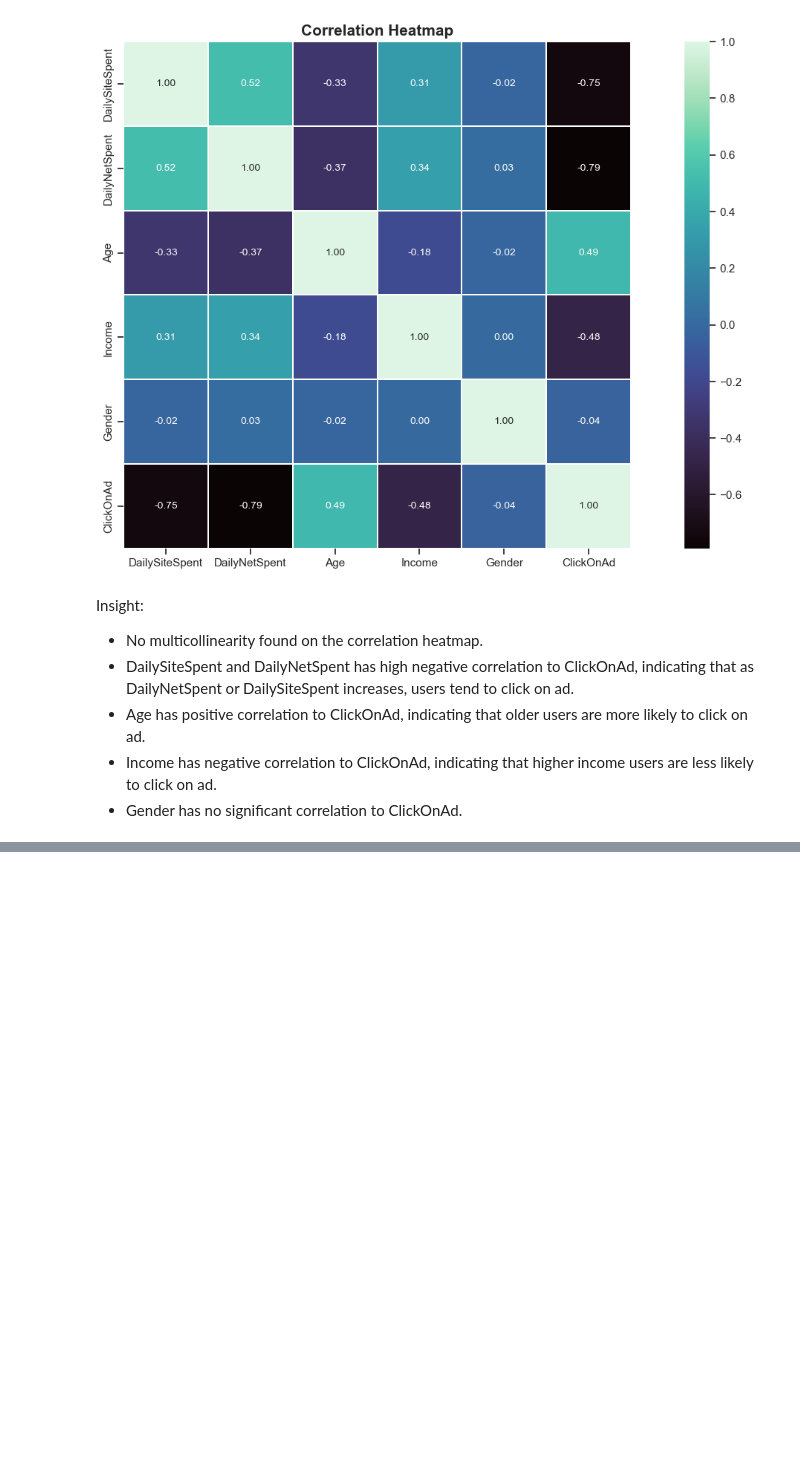
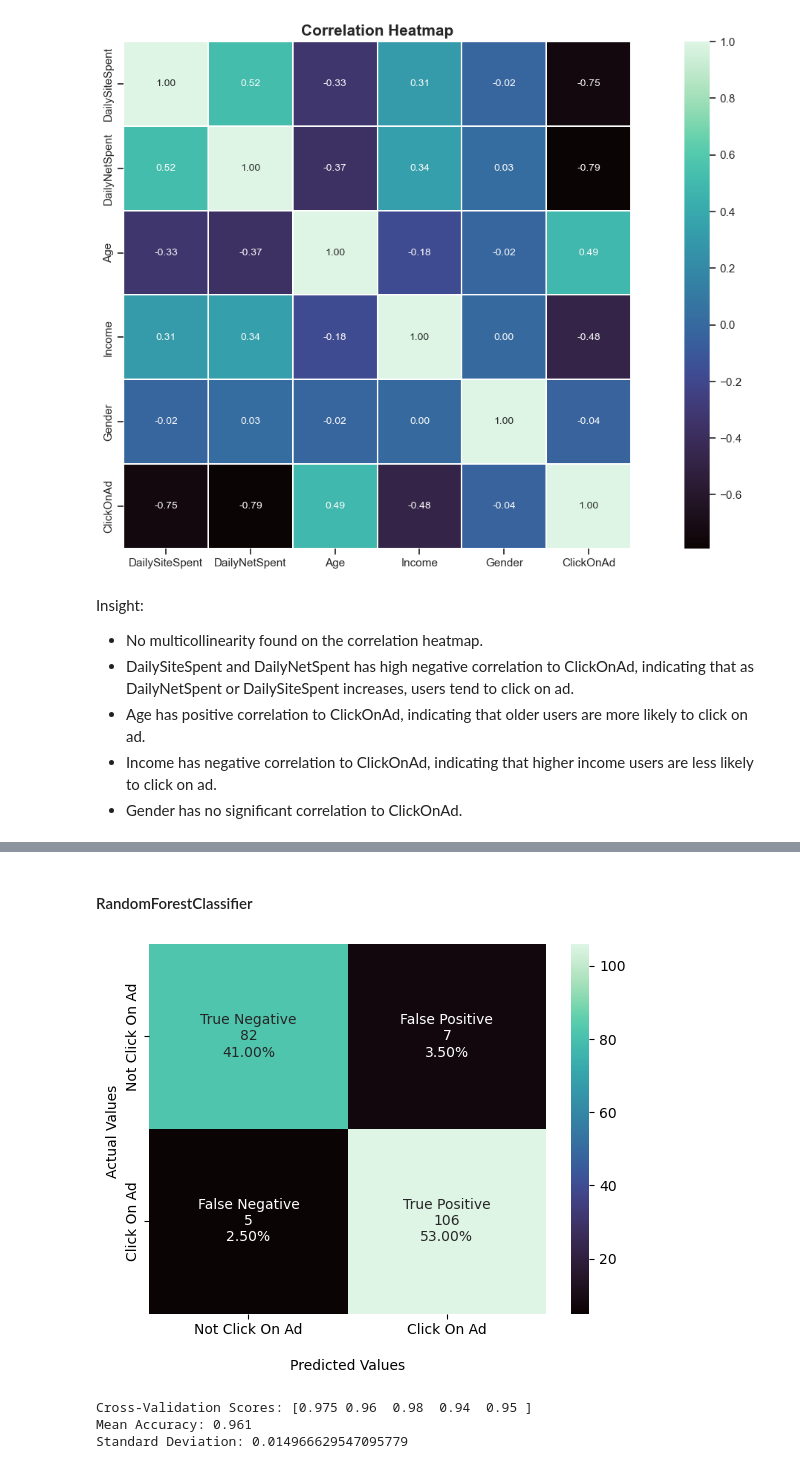
Before and after one commit to lanafuadi/predicting_customer_click_on_ads, a Jupyter notebook: code/code.ipynb, the cells around one changed output, grey strips where cells are left out. Saved outputs shown, nothing was run; the diff lists cells and outputs as text; code cells hidden in the pictures; blank space fills up the shorter version.

```diff
--- a/code/code.ipynb
+++ b/code/code.ipynb
@@ -387,0 +655,19 @@ Insight:
+# %% [markdown]
+#### RandomForestClassifier
+# %%
+rf_model = RandomForestClassifier()
+rf_model.fit(X_train, y_train)
+rf_pred = rf_model.predict(X_test)
+c_matrix_plot(y_test, rf_pred)
+# %% [output]
+[figure, added]
+# %%
+model = RandomForestClassifier()
+scores = cross_val_score(model, X, y, cv=5, scoring='accuracy')
+print('Cross-Validation Scores:', scores)
+print('Mean Accuracy:', scores.mean())
+print('Standard Deviation:', scores.std())
+# %% [output]
+Cross-Validation Scores: [0.975 0.96  0.98  0.94  0.95 ]
+Mean Accuracy: 0.961
+Standard Deviation: 0.014966629547095779
```
Also changed, not shown: parts of 65 cells of this notebook.
